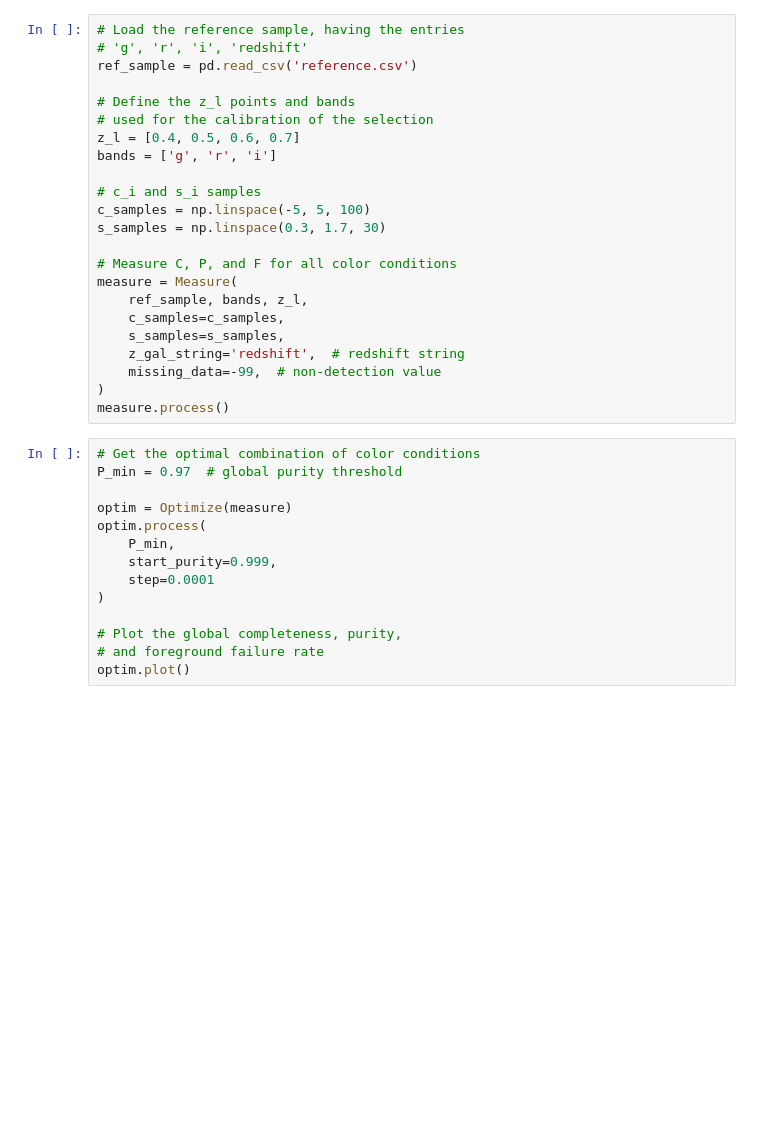
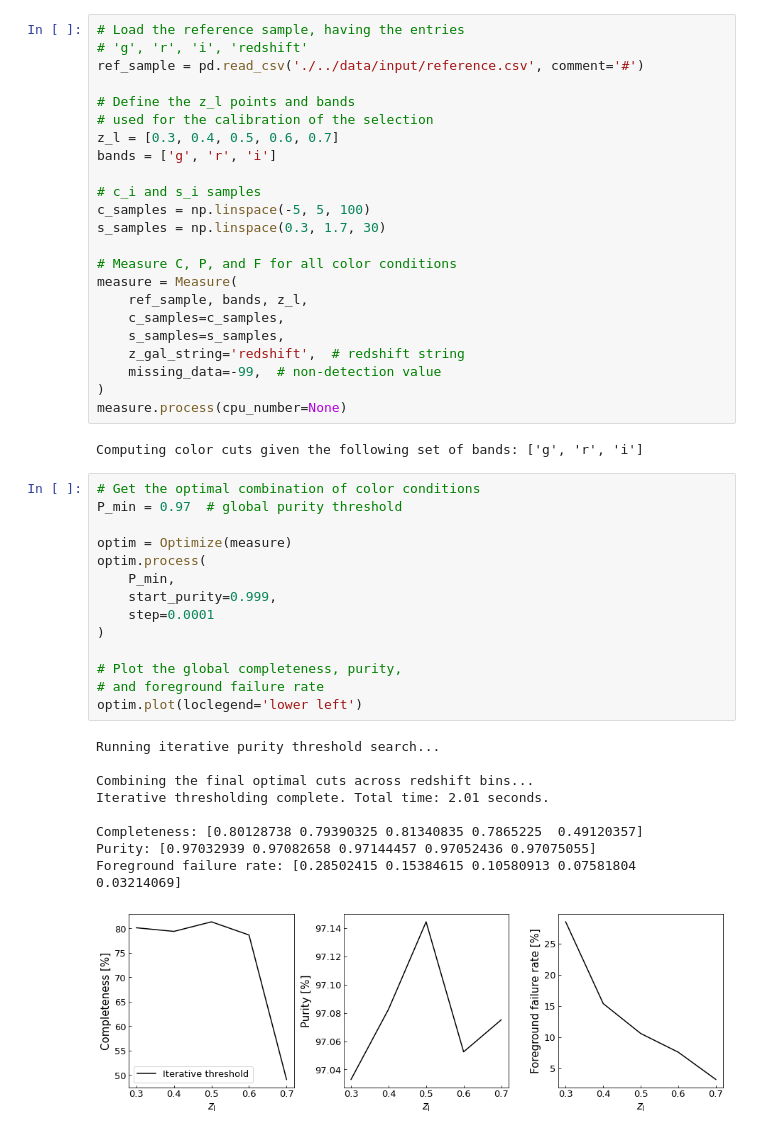
Before and after one commit to GiorgioLesci/FOMO-Z, a Jupyter notebook: examples/color_selection.ipynb, the cells around one changed output. Saved outputs shown, nothing was run; the diff lists cells and outputs as text; blank space fills up the shorter version.

Commit message:
added data and updated example notebook

```diff
--- a/examples/color_selection.ipynb
+++ b/examples/color_selection.ipynb
@@ -9,11 +11,11 @@ from fomoz.color_selection import (
 # %%
 # Load the reference sample, having the entries
 # 'g', 'r', 'i', 'redshift'
-ref_sample = pd.read_csv('reference.csv')
+ref_sample = pd.read_csv('./../data/input/reference.csv', comment='#')
 
 # Define the z_l points and bands
 # used for the calibration of the selection
-z_l = [0.4, 0.5, 0.6, 0.7]
+z_l = [0.3, 0.4, 0.5, 0.6, 0.7]
 bands = ['g', 'r', 'i']
 
 # c_i and s_i samples
@@ -28,21 +30,33 @@ measure = Measure(
     z_gal_string='redshift',  # redshift string
     missing_data=-99,  # non-detection value
 )
-measure.process()
+measure.process(cpu_number=None)
+# %% [output]
+Computing color cuts given the following set of bands: ['g', 'r', 'i']
 # %%
 # Get the optimal combination of color conditions
 P_min = 0.97  # global purity threshold
 
 optim = Optimize(measure)
 optim.process(
     P_min,
     start_purity=0.999,
     step=0.0001
 )
 
 # Plot the global completeness, purity,
 # and foreground failure rate
-optim.plot()
+optim.plot(loclegend='lower left')
+# %% [output]
+Running iterative purity threshold search...
+
+Combining the final optimal cuts across redshift bins...
+Iterative thresholding complete. Total time: 2.01 seconds.
+
+Completeness: [0.80128738 0.79390325 0.81340835 0.7865225  0.49120357]
+Purity: [0.97032939 0.97082658 0.97144457 0.97052436 0.97075055]
+Foreground failure rate: [0.28502415 0.15384615 0.10580913 0.07581804 0.03214069]
+[figure, added]
 # %%
 # Load the test sample
 # (it's the reference sample in this example)
```
Also changed, not shown: parts of 3 cells of this notebook, 5 other files.
